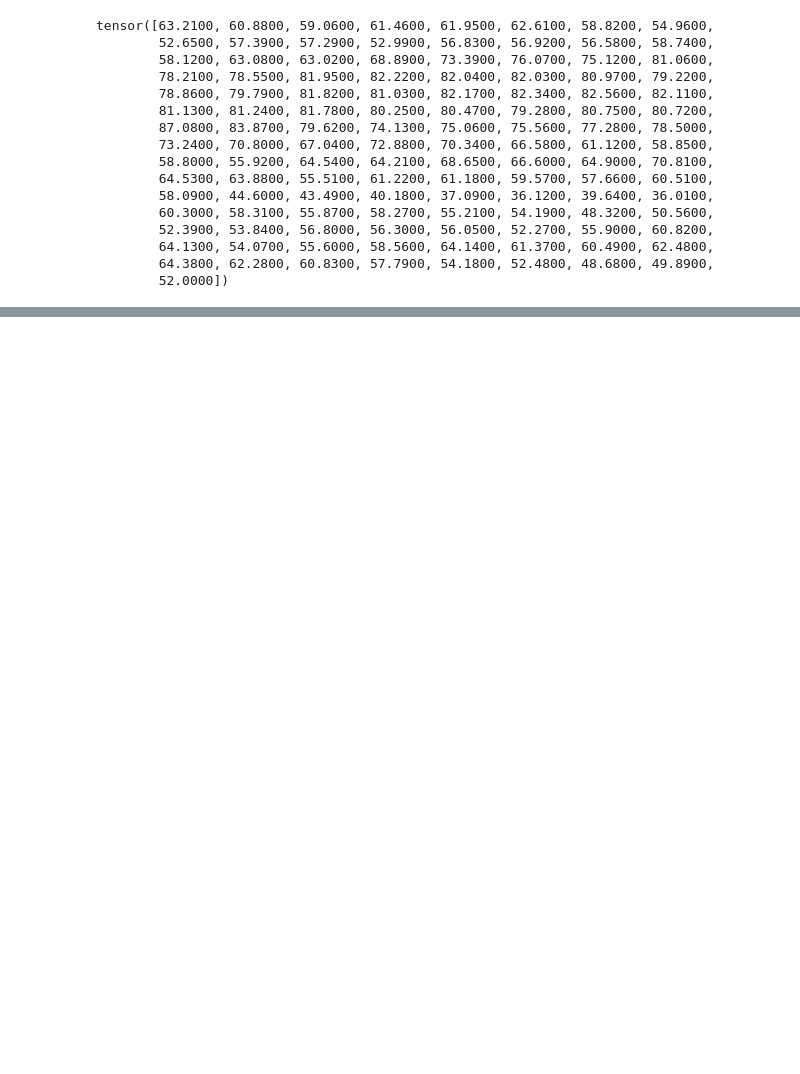
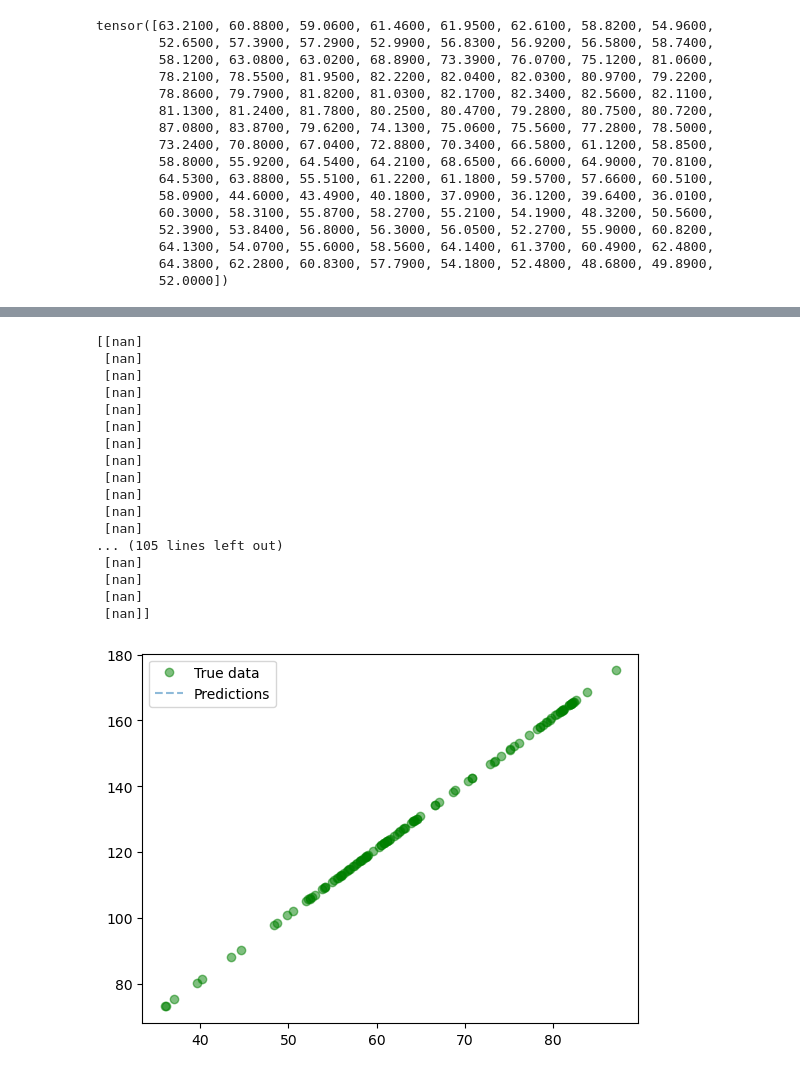
Before and after one commit to JB-26/social-media-stats, a Jupyter notebook: LinearRegression.ipynb, the cells around one changed output, grey strips where cells are left out. Cells and saved outputs as stored; diff of their text form; code cells hidden in the pictures; blank space fills up the shorter version.

Commit message:
Linear Regression progress

```diff
--- a/LinearRegression.ipynb
+++ b/LinearRegression.ipynb
@@ -7,6 +8,15 @@ import numpy as np
 import pandas as pd
 import matplotlib.pyplot as plt
 import datetime as dt
+# %%
+class linearRegression(torch.nn.Module):
+    def __init__(self, inputSize, outputSize):
+        super(linearRegression, self).__init__()
+        self.linear = torch.nn.Linear(inputSize, outputSize)
+
+    def forward(self, x):
+        out = self.linear(x)
+        return out
 # %%
 df = pd.read_csv("social_media-GB-monthly-201301-202301.csv")
 # %%
@@ -103,3 +99,21 @@ tensor([63.2100, 60.8800, 59.0600, 61.4600, 61.9500, 62.6100, 58.8200, 54.9600,
         64.1300, 54.0700, 55.6000, 58.5600, 64.1400, 61.3700, 60.4900, 62.4800,
         64.3800, 62.2800, 60.8300, 57.7900, 54.1800, 52.4800, 48.6800, 49.8900,
         52.0000])
+# %%
+x_values = facebook_data_tensor
+x_train = np.array(x_values, dtype=np.float32)
+x_train = x_train.reshape(-1, 1)
+
+y_values = [2*i + 1 for i in x_values]
+y_train = np.array(y_values, dtype=np.float32)
+y_train = y_train.reshape(-1, 1)
+# %%
+inputDim = 1        # takes variable 'x'
+outputDim = 1       # takes variable 'y'
+learningRate = 0.01
+epochs = 100
+
+model = linearRegression(inputDim, outputDim)
+##### For GPU #######
+if torch.cuda.is_available():
+    model.cuda()
@@ -105,0 +161,32 @@ tensor([63.2100, 60.8800, 59.0600, 61.4600, 61.9500, 62.6100, 58.8200, 54.9600,
+# %%
+with torch.no_grad():
+    if torch.cuda.is_available():
+        predicted = model(Variable(torch.from_numpy(x_train).cuda())).cpu().data.numpy()
+    else:
+        predicted = model(Variable(torch.from_numpy(x_train))).data.numpy()
+    print(predicted)
+
+plt.clf()
+plt.plot(x_train, y_train, 'go', label='True data', alpha=0.5)
+plt.plot(x_train, predicted, '--', label='Predictions', alpha=0.5)
+plt.legend(loc='best')
+plt.show()
+# %% [output]
+[[nan]
+ [nan]
+ [nan]
+ [nan]
+ [nan]
+ [nan]
+ [nan]
+ [nan]
+ [nan]
+ [nan]
+ [nan]
+ [nan]
+... (105 lines left out)
+ [nan]
+ [nan]
+ [nan]
+ [nan]]
+[figure, added]
```
Also changed, not shown: parts of 4 cells of this notebook, 1 other file.
